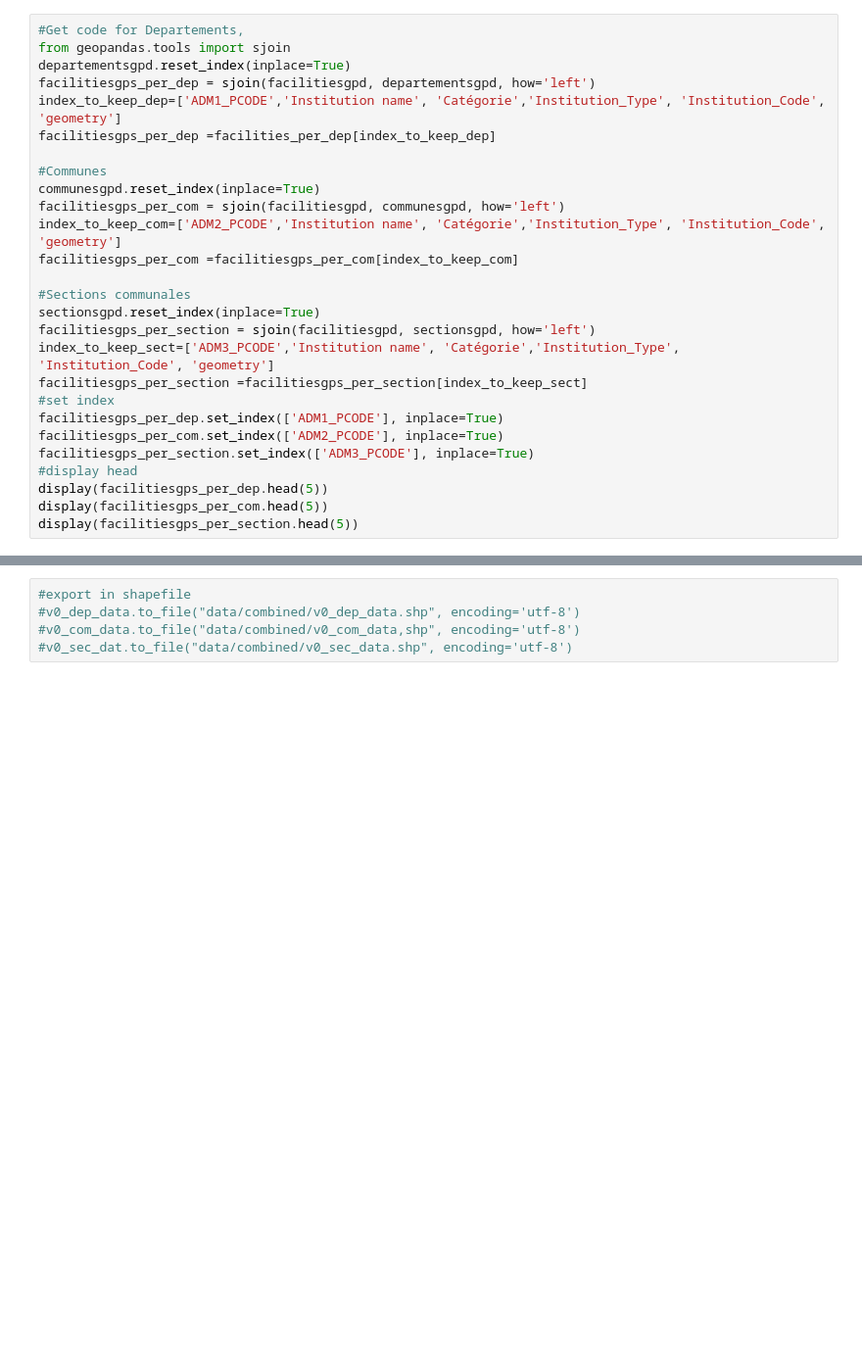
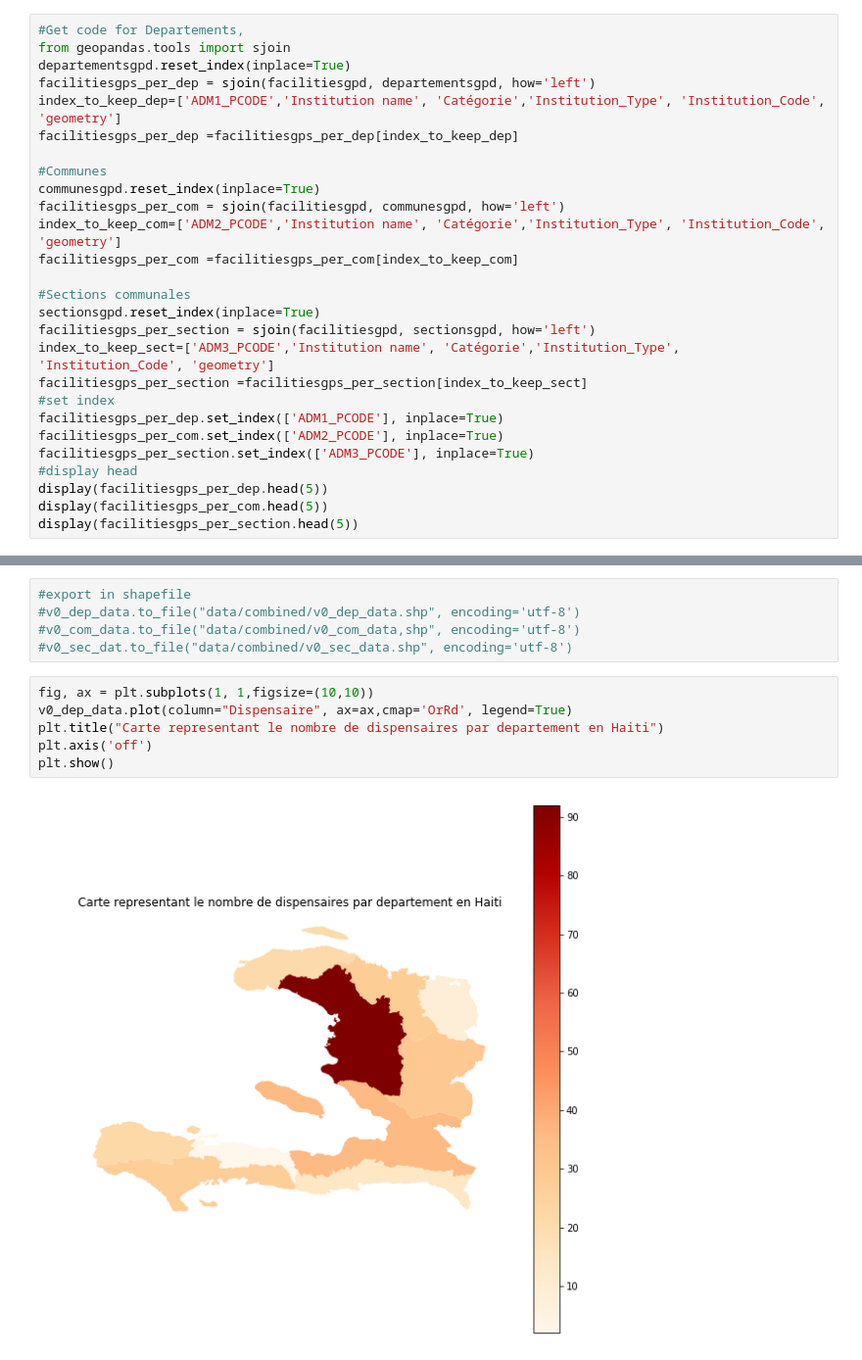
Before and after one commit to MarvelAmazon/covid19-vilnerability-map, a Jupyter notebook: connect_data.ipynb, the cells around one changed output, grey strips where cells are left out. Shown at 98% size. Cells and saved outputs as stored; diff of their text form; blank space fills up the shorter version.

```diff
--- a/connect_data.ipynb
+++ b/connect_data.ipynb
@@ -142,7 +142,7 @@ from geopandas.tools import sjoin
 departementsgpd.reset_index(inplace=True)
 facilitiesgps_per_dep = sjoin(facilitiesgpd, departementsgpd, how='left')
 index_to_keep_dep=['ADM1_PCODE','Institution name', 'Catégorie','Institution_Type', 'Institution_Code', 'geometry']
-facilitiesgps_per_dep =facilities_per_dep[index_to_keep_dep]
+facilitiesgps_per_dep =facilitiesgps_per_dep[index_to_keep_dep]
 
 #Communes
 communesgpd.reset_index(inplace=True)
@@ -283,3 +283,11 @@ display(v0_sec_dat.shape)
 #v0_dep_data.to_file("data/combined/v0_dep_data.shp", encoding='utf-8')
 #v0_com_data.to_file("data/combined/v0_com_data,shp", encoding='utf-8')
 #v0_sec_dat.to_file("data/combined/v0_sec_data.shp", encoding='utf-8')
+# %%
+fig, ax = plt.subplots(1, 1,figsize=(10,10))
+v0_dep_data.plot(column="Dispensaire", ax=ax,cmap='OrRd', legend=True)
+plt.title("Carte representant le nombre de dispensaires par departement en Haiti")
+plt.axis('off')
+plt.show()
+# %% [output]
+[figure, added]
```
